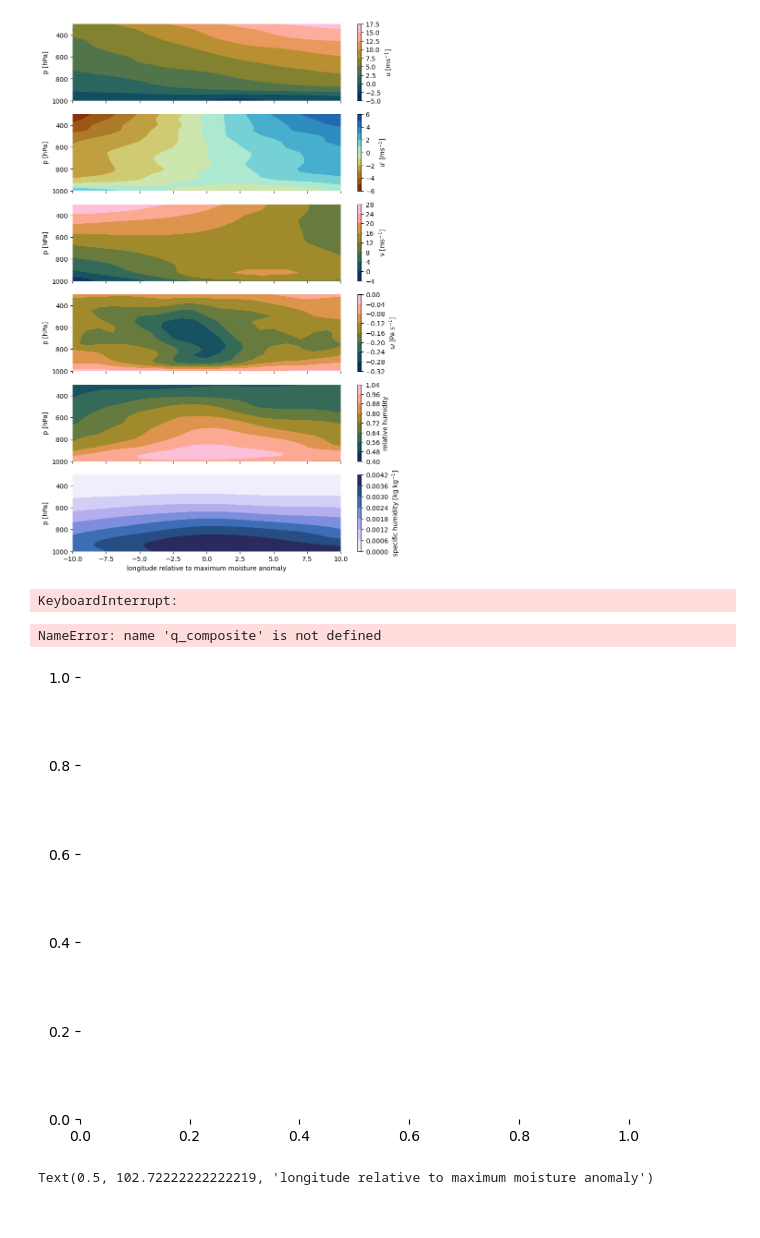
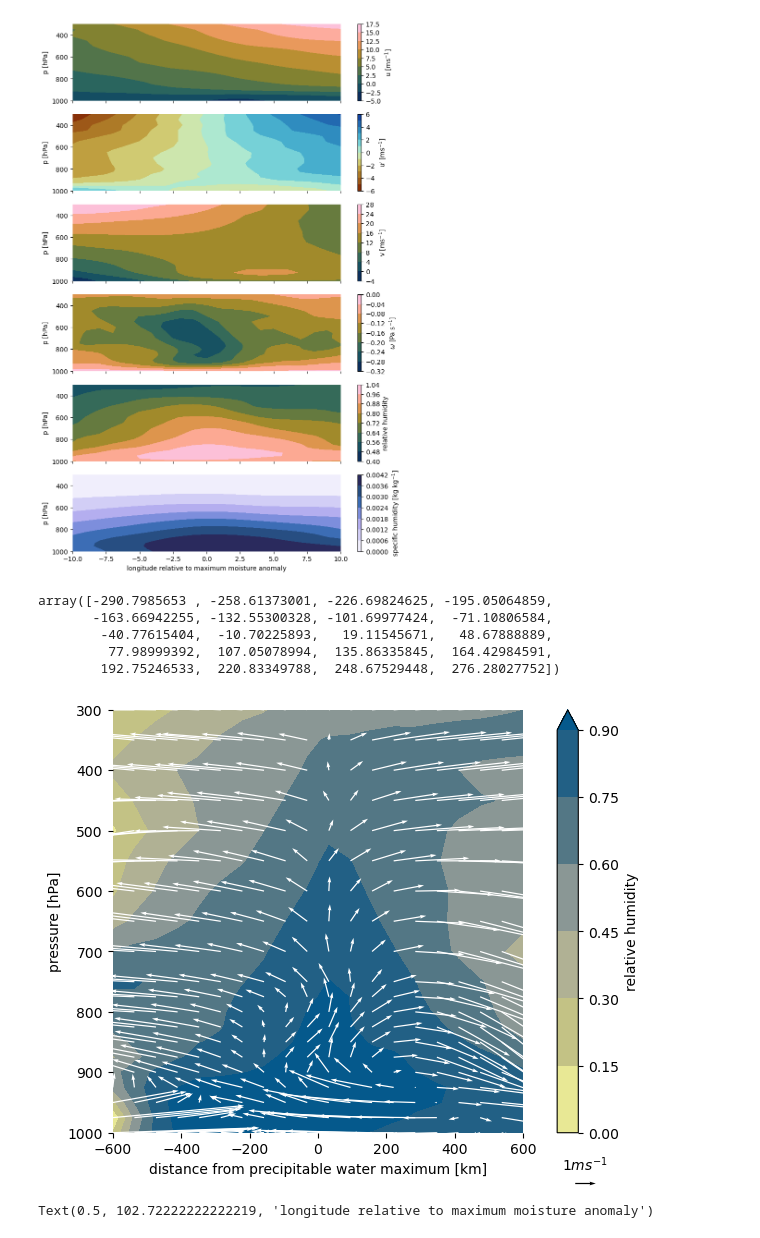
Before and after one commit to fepit/haloac3_moistintrusion, a Jupyter notebook: hac3_paper.ipynb, the cells around one changed output. Cells and saved outputs as stored; diff of their text form; code cells hidden in the pictures.

```diff
--- a/hac3_paper.ipynb
+++ b/hac3_paper.ipynb
@@ -105,6 +105,8 @@ fm_t=xr.open_dataset(datdir+'ERA5_ml_FS_20220313_130.nc')
 fm_q=xr.open_dataset(datdir+'ERA5_ml_FS_20220313_133.nc')
 fm_u=xr.open_dataset(datdir+'ERA5_ml_FS_20220313_131.nc')
 fm_v=xr.open_dataset(datdir+'ERA5_ml_FS_20220313_132.nc')
+fp_u=xr.open_dataset(datdir+'ERA5_pl_FS_20220313_131.nc')
+fp_v=xr.open_dataset(datdir+'ERA5_pl_FS_20220313_132.nc')
 fm_ps=xr.open_dataset(datdir+'ERA5_ml_FS_20220313_134.nc')
 fm_uv=xr.open_dataset(datdir+'ERA5_ml_FS_20220313_testuv.nc')
 fm_psl=xr.open_dataset(datdir+'ERA5_ml_FS_20220313_151.nc')
@@ -952,6 +932,8 @@ for nt,t in enumerate(anomaly_dates.time):
     vertical_velocity = dsw.var135.sel(time=t,lat=lats_t,lon=lons_t,method='nearest').sel( plev=slice(20000,100000))
     temp = dst.var130.sel(time=t,lat=lats_t,lon=lons_t,method='nearest').sel( plev=slice(20000,100000))
     q = dsq.var133.sel(time=t,lat=lats_t,lon=lons_t,method='nearest').sel( plev=slice(20000,100000))
+
+
     #wind projected on transect
     core = xr.DataArray([vcore, -ucore], dims=["component"])
     uv = xr.concat([zonal_wind, meridional_wind], dim="component")  # shape (component, lon, time)
@@ -965,7 +947,7 @@ for nt,t in enumerate(anomaly_dates.time):
     dist_centered_t = dist_t - dist_t.mean()
 
     # target grid
-    L = 300  # km on each side (adjust to your maximum size)
+    L = 600  # km on each side (adjust to your maximum size)
     N = 20   # resolution
 
     target_dist = np.linspace(-L, +L, N)
@@ -984,12 +966,12 @@ for nt,t in enumerate(anomaly_dates.time):
     t_c.append(temp_t)
     q_c.append(q_t)
 
-u_composite=xr.concat(u_c,dim='time').mean('time')
-up_composite=xr.concat(up_c,dim='time').mean('time')
-v_composite=xr.concat(v_c,dim='time').mean('time')
-w_composite=xr.concat(w_c,dim='time').mean('time')
-t_composite=xr.concat(t_c,dim='time').mean('time')
-q_composite=xr.concat(q_c,dim='time').mean('time')
+u_composite=xr.concat(u_c,dim='time').mean('time',skipna=True)
+up_composite=xr.concat(up_c,dim='time').mean('time',skipna=True)
+v_composite=xr.concat(v_c,dim='time').mean('time',skipna=True)
+w_composite=xr.concat(w_c,dim='time').mean('time',skipna=True)
+t_composite=xr.concat(t_c,dim='time').mean('time',skipna=True)
+q_composite=xr.concat(q_c,dim='time').mean('time',skipna=True)
 
 
 #meridional_wind = meridional_wind.assign_coords(lon=(meridional_wind.lon - lon_max_anomaly) * np.cos(np.radians(75)) * 111.32)
@@ -998,29 +980,34 @@ q_composite=xr.concat(q_c,dim='time').mean('time')
 
 # Convert longitude to horizontal distance from maximum anomaly
 #vertical_velocity = vertical_velocity.assign_coords(lon=(vertical_velocity.lon - lon_max_anomaly) * np.cos(np.radians(75)) * 111.32)
-# %% [output]
-KeyboardInterrupt:
+# %%
+dist_centered_t
+# %% [output]
+array([-290.7985653 , -258.61373001, -226.69824625, -195.05064859,
+       -163.66942255, -132.55300328, -101.69977424,  -71.10806584,
+        -40.77615404,  -10.70225893,   19.11545671,   48.67888889,
+         77.98999392,  107.05078994,  135.86335845,  164.42984591,
+        192.75246533,  220.83349788,  248.67529448,  276.28027752])
 # %%
 w, h = matplotlib.figure.figaspect(0.8)
 
 fig,ax=plt.subplots(1,1,sharex=True,figsize=(w,h),constrained_layout=True)
-cm1=ax.contourf(q_composite.distance,q_composite.plev/100,compute_rh(t_composite,q_composite,q_composite.plev),cmap=cmcr.nuuk_r,levels=np.linspace(0,1,21))
+cm1=ax.contourf(q_composite.distance,q_composite.plev/100,compute_rh(t_composite,q_composite,q_composite.plev),cmap=cmcr.nuuk_r,extend='max')
 
 up_anom=up_composite-up_composite.mean(dim='distance')
 
-q=ax.quiver(up_composite.distance,up_composite.plev/100,up_anom,-3*w_composite,color='white',scale=15)
+q=ax.quiver(up_composite.distance,up_composite.plev/100,up_anom,-3*w_composite,color='white',scale=20)
 
 ax.quiverkey(q,1.15,-0.12,1,r'$1 ms^{-1}$',color='black')
 
 ax.invert_yaxis()
 ax.set_xlabel('distance from precipitable water maximum [km]')
 ax.set_ylabel('pressure [hPa]')
 cb=plt.colorbar(cm1)
 cb.ax.set_ylabel('relative humidity')
-plt.savefig('/Users/fpithan/Documents/haloac3_paper/hac3_rhcirc_era5comp_f6b.pdf')
+plt.savefig('/Users/fpithan/Documents/haloac3_paper/hac3_rhcirc_era5comp_f6c.pdf')
 # %% [output]
-NameError: name 'q_composite' is not defined
-[figure, old version]
+[figure, new version]
 # %%
 w, h = matplotlib.figure.figaspect(1.5)
 
```
Also changed, not shown: parts of 8 cells of this notebook.
